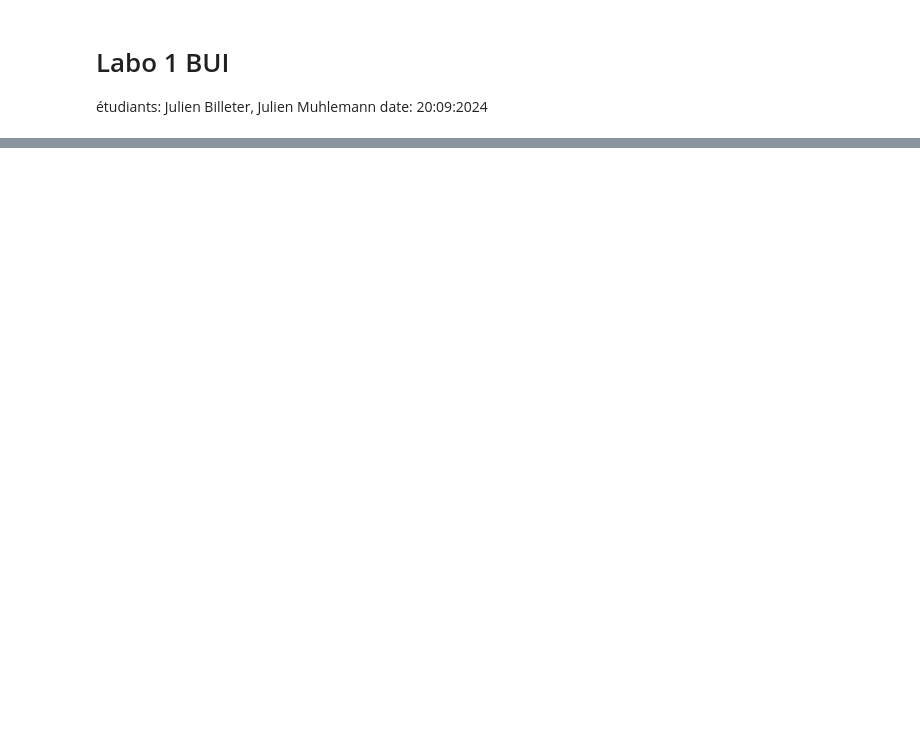
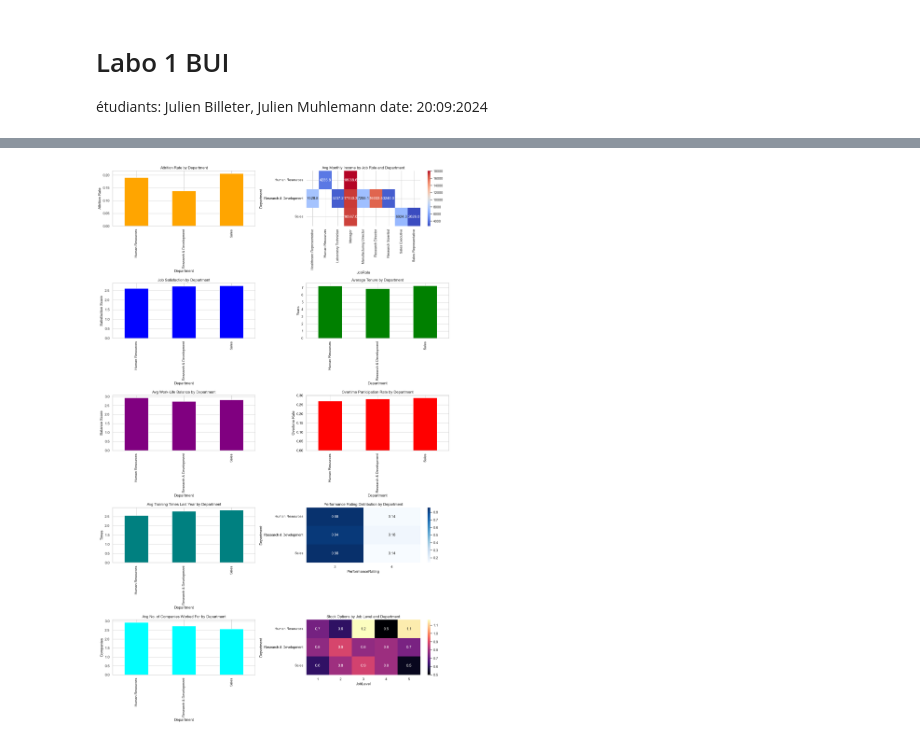
Before and after one commit to Jmuhleman/BUI_2024, a Jupyter notebook: lab1/labo1.ipynb, the cells around one changed output, grey strips where cells are left out. Saved outputs shown, nothing was run; the diff lists cells and outputs as text; code cells hidden in the pictures; blank space fills up the shorter version.

```diff
--- a/lab1/labo1.ipynb
+++ b/lab1/labo1.ipynb
@@ -98,0 +99,62 @@ plt.show()
+# %%
+import matplotlib.pyplot as plt
+import seaborn as sns
+
+# Set style for the plots
+sns.set(style="whitegrid")
+
+# Create subplots for the KPIs
+fig, axes = plt.subplots(5, 2, figsize=(16, 25))
+
+# 1. Attrition Rate by Department
+attrition_rate_by_dept.plot(kind='bar', ax=axes[0, 0], color='orange')
+axes[0, 0].set_title("Attrition Rate by Department")
+axes[0, 0].set_ylabel('Attrition Rate')
+axes[0, 0].set_xlabel('Department')
+
+# 2. Average Monthly Income by Job Role (Heatmap)
+sns.heatmap(avg_income_by_role_dept, ax=axes[0, 1], annot=True, cmap='coolwarm', fmt=".1f")
+axes[0, 1].set_title("Avg Monthly Income by Job Role and Department")
+
+# 3. Job Satisfaction by Department
+avg_job_satisfaction_by_dept.plot(kind='bar', ax=axes[1, 0], color='blue')
+axes[1, 0].set_title("Job Satisfaction by Department")
+axes[1, 0].set_ylabel('Satisfaction Score')
+
+# 4. Average Tenure (Years at Company) by Department
+avg_tenure_by_dept.plot(kind='bar', ax=axes[1, 1], color='green')
+axes[1, 1].set_title("Average Tenure by Department")
+axes[1, 1].set_ylabel('Years')
+
+# 5. Average Work-Life Balance by Department
+avg_work_life_balance_by_dept.plot(kind='bar', ax=axes[2, 0], color='purple')
+axes[2, 0].set_title("Avg Work-Life Balance by Department")
+axes[2, 0].set_ylabel('Balance Score')
+
+# 6. Overtime Participation Rate by Department
+overtime_rate_by_dept.plot(kind='bar', ax=axes[2, 1], color='red')
+axes[2, 1].set_title("Overtime Participation Rate by Department")
+axes[2, 1].set_ylabel('Overtime Rate')
+
+# 7. Average Training Times Last Year by Department
+avg_training_times_by_dept.plot(kind='bar', ax=axes[3, 0], color='teal')
+axes[3, 0].set_title("Avg Training Times Last Year by Department")
+axes[3, 0].set_ylabel('Times')
+
+# 8. Performance Rating Distribution by Department (Heatmap)
+sns.heatmap(performance_distribution_by_dept, ax=axes[3, 1], annot=True, cmap='Blues', fmt=".2f")
+axes[3, 1].set_title("Performance Rating Distribution by Department")
+
+# 9. Average Number of Companies Worked For by Department
+avg_num_companies_worked_by_dept.plot(kind='bar', ax=axes[4, 0], color='cyan')
+axes[4, 0].set_title("Avg No. of Companies Worked For by Department")
+axes[4, 0].set_ylabel('Companies')
+
+# 10. Stock Options by Job Level and Department (Heatmap)
+sns.heatmap(avg_stock_options_by_level_dept, ax=axes[4, 1], annot=True, cmap='magma', fmt=".1f")
+axes[4, 1].set_title("Stock Options by Job Level and Department")
+
+plt.tight_layout()
+plt.show()
+# %% [output]
+[figure, added]
```
Also changed, not shown: parts of 4 cells of this notebook.
